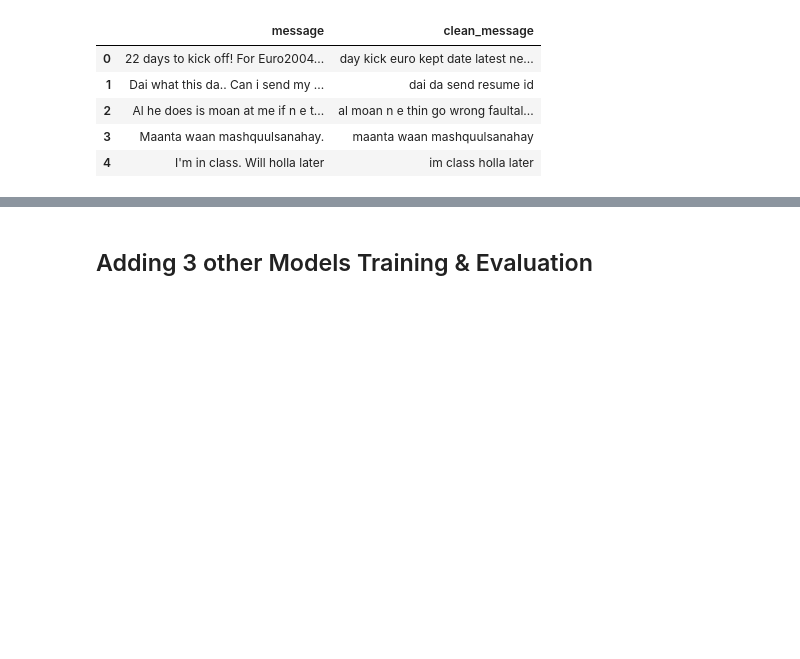
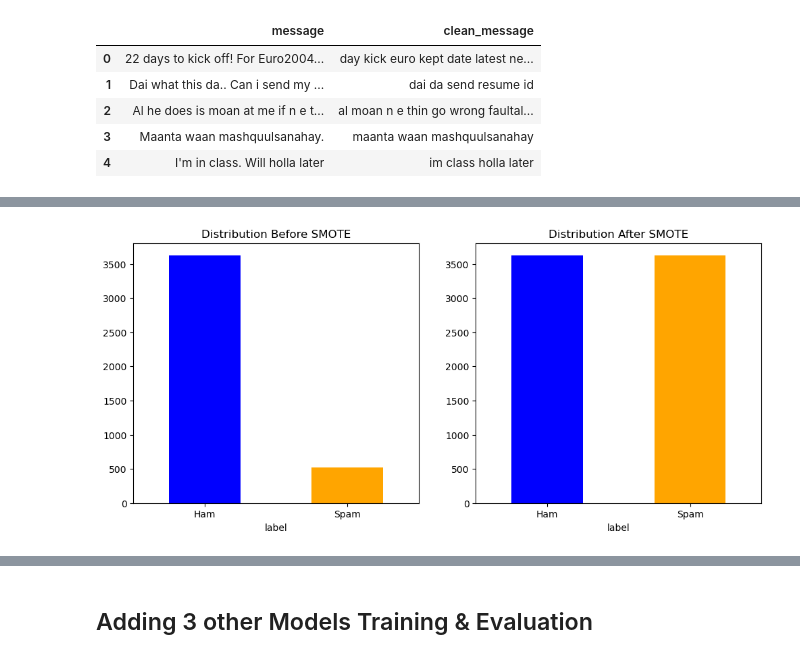
Before and after one commit to Araphat123/Spam-message-detection, a Jupyter notebook: final_spam.ipynb, the cells around one changed output, grey strips where cells are left out. Cells and saved outputs as stored; diff of their text form; code cells hidden in the pictures; blank space fills up the shorter version.

```diff
--- a/final_spam.ipynb
+++ b/final_spam.ipynb
@@ -170,0 +171,7 @@ print(X_test_vec.shape)
+# %%
+# Handling imbalance
+smote = SMOTE(random_state=42)
+
+X_train_res, y_train_res = smote.fit_resample(X_train_vec, y_train)
+print("Before SMOTE:", pd.Series(y_train).value_counts())
+print("After SMOTE:", pd.Series(y_train_res).value_counts())
@@ -171 +187,19 @@ print(X_test_vec.shape)
+# %%
+# Before and After smote technique
+before = pd.Series(y_train).value_counts()
+after = pd.Series(y_train_res).value_counts()
+
+fig, ax = plt.subplots(1, 2, figsize=(12, 5))
+
+before.plot(kind='bar', ax=ax[0], color=['blue', 'orange'])
+ax[0].set_title('Distribution Before SMOTE')
+ax[0].set_xticklabels(['Ham', 'Spam'], rotation=0)
+
+after.plot(kind='bar', ax=ax[1], color=['blue', 'orange'])
+ax[1].set_title('Distribution After SMOTE')
+ax[1].set_xticklabels(['Ham', 'Spam'], rotation=0)
+
+plt.show()
+# %% [output]
+[figure, added]
 # %%
```
Also changed, not shown: parts of 15 cells of this notebook, 6 other files.
